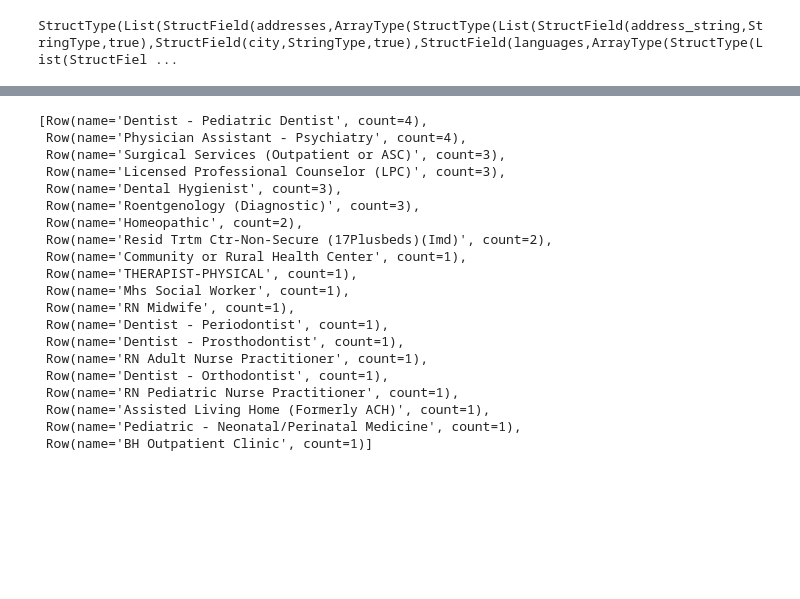
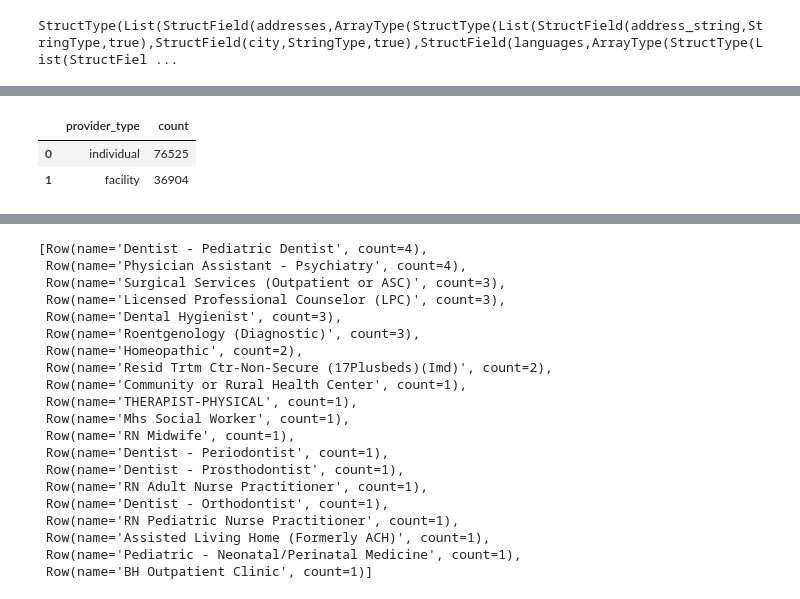
Before and after one commit to anishchapagain/PySpark, a Jupyter notebook: analysis.ipynb, the cells around one changed output, grey strips where cells are left out. Cells and saved outputs as stored; diff of their text form; code cells hidden in the pictures; blank space fills up the shorter version.

```diff
--- a/analysis.ipynb
+++ b/analysis.ipynb
@@ -161,0 +232,6 @@ print('Total: {}',specs.count(),', Distinct: {}',specs.distinct().count())
+# %%
+providerType.toPandas() #back to a pandas DataFrame to leverage pandas API
+# %% [output]
+|  | provider_type | count |
+| 0 | individual | 76525 |
+| 1 | facility | 36904 |
```
Also changed, not shown: parts of 96 cells of this notebook, 3 other files.
